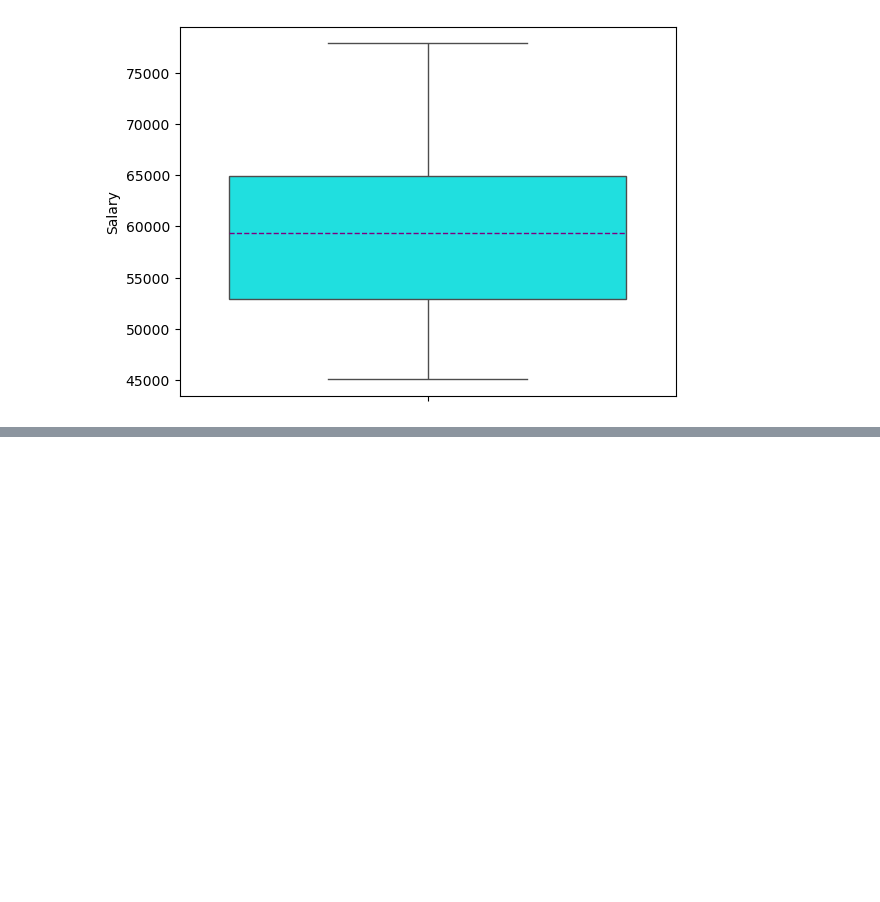
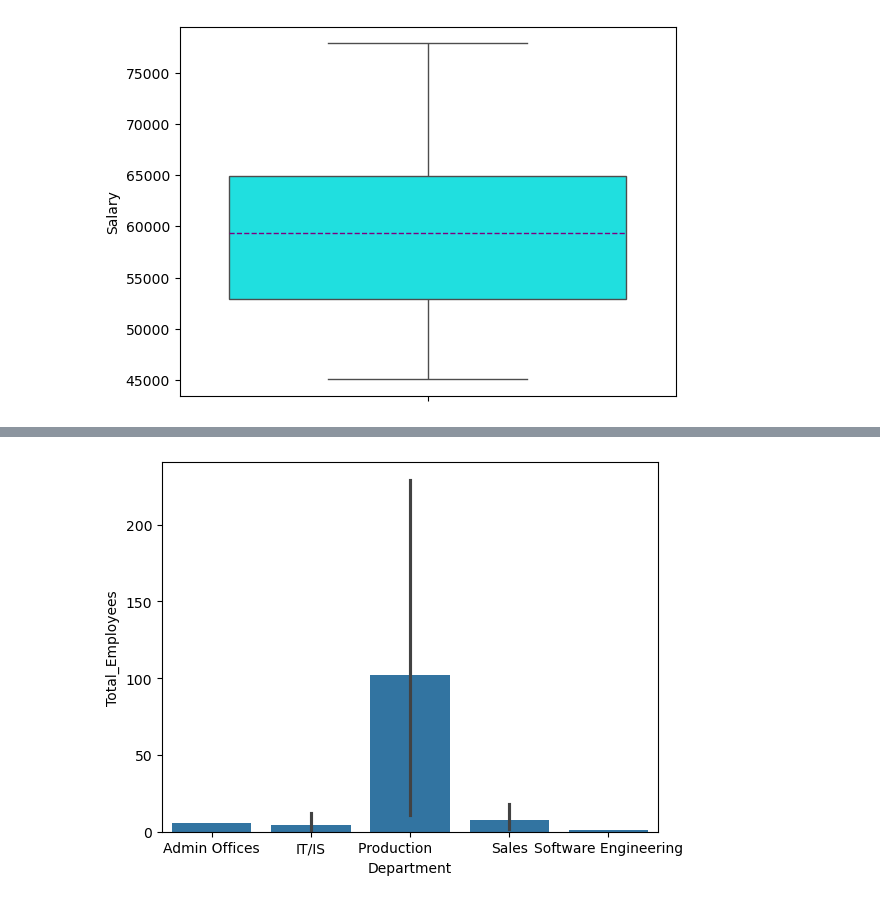
Before and after one commit to SmriteePoudel/DataScience, a Jupyter notebook: Visualization2.ipynb, the cells around one changed output, grey strips where cells are left out. Saved outputs shown, nothing was run; the diff lists cells and outputs as text; code cells hidden in the pictures; blank space fills up the shorter version.

Commit message:
Bar chart and its func

```diff
--- a/Visualization2.ipynb
+++ b/Visualization2.ipynb
@@ -63,0 +70,4 @@ plt.grid(ls='dashed')
+# %%
+dep_perf = hr.groupby(['Department', 'PerformanceScore'])['EmpID'].count().reset_index().rename(columns={'EmpID': 'Total_Employees'})
+
+dep_perf
@@ -63,0 +89,5 @@ plt.grid(ls='dashed')
+# %%
+sns.barplot(data=dep_perf, x='Department', y='Total_Employees')
+plt.show()
+# %% [output]
+[figure, added]
```
Also changed, not shown: parts of 5 cells of this notebook, 1 other file.
